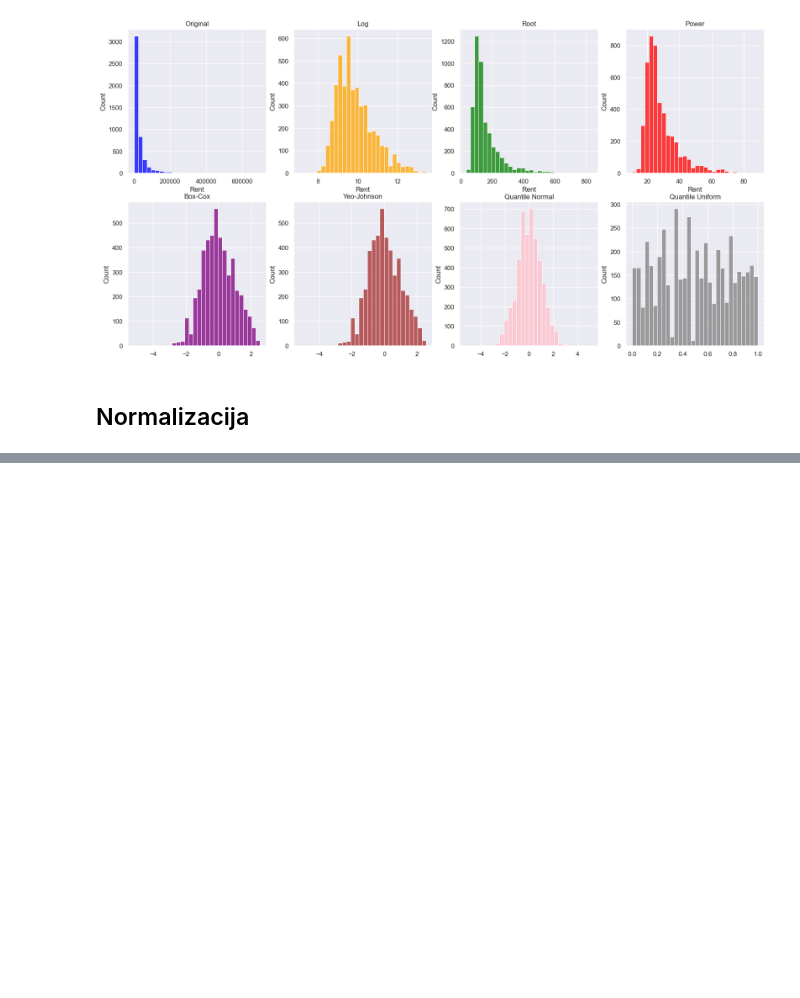
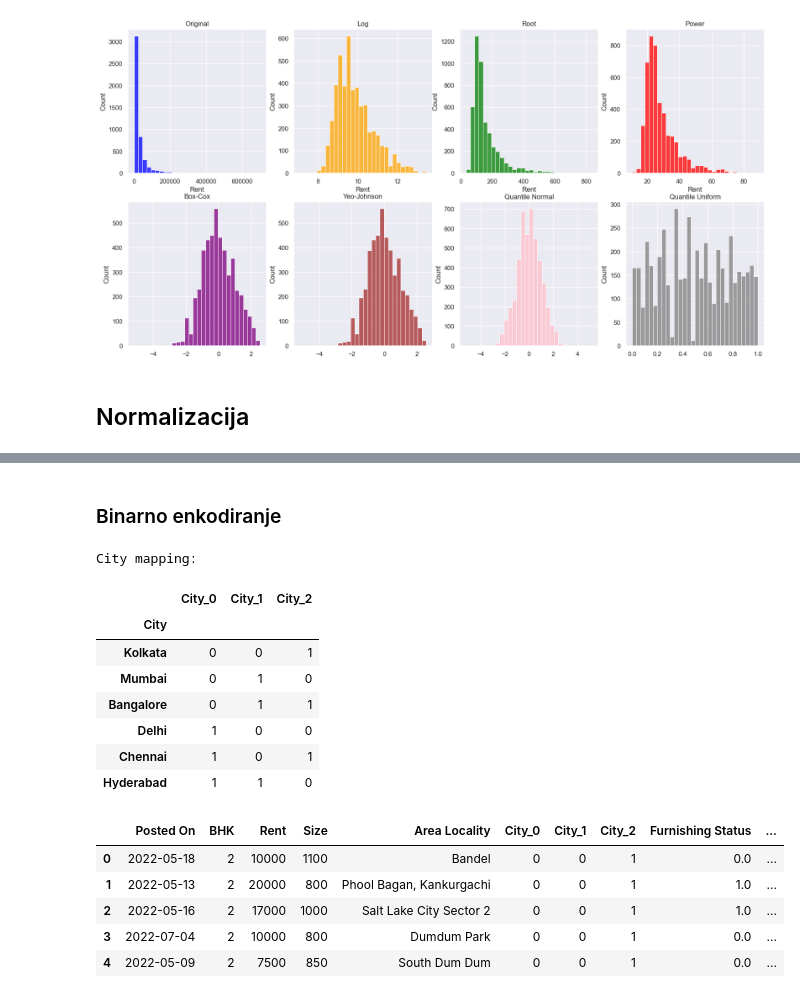
Before and after one commit to matija-speletic/preprocesiranje_seminarski_1, a Jupyter notebook: Transformacija_podataka_prakticni_deo.ipynb, the cells around one changed output, grey strips where cells are left out. Saved outputs shown, nothing was run; the diff lists cells and outputs as text; code cells hidden in the pictures; blank space fills up the shorter version.

Commit message:
Label, ordinal, one-hot, dummy and binary encoders added

```diff
--- a/Transformacija_podataka_prakticni_deo.ipynb
+++ b/Transformacija_podataka_prakticni_deo.ipynb
@@ -475,0 +531,8 @@ plt.show()
+# %%
+from sklearn.preprocessing import OrdinalEncoder
+
+furnishing_status_order = ['Unfurnished', 'Semi-Furnished', 'Furnished']
+oe = OrdinalEncoder(categories=[furnishing_status_order])
+
+df_encoded['Furnishing Status'] = oe.fit_transform(
+    df[['Furnishing Status']])
@@ -475,0 +553,5 @@ plt.show()
+# %%
+df_encoded = pd.get_dummies(
+    df_encoded, columns=['Area Type', 'Point of Contact'])
+
+df_encoded.head()
@@ -475,0 +567,5 @@ plt.show()
+# %%
+df_encoded = pd.get_dummies(df_encoded, columns=['Tenant Preferred'],
+                            drop_first=True)
+
+df_encoded.head()
@@ -475,0 +579,29 @@ plt.show()
+# %% [markdown]
+### Binarno enkodiranje
+# %%
+from category_encoders import BinaryEncoder
+
+be = BinaryEncoder(cols=['City'])
+df_encoded = be.fit_transform(df_encoded)
+# %%
+print(f"City mapping:")
+mapping = be.get_params()['mapping'][0]['mapping']
+mapping['City'] = df['City'].unique().tolist()+[np.nan, np.nan]
+mapping.set_index('City', inplace=True)
+display(mapping.head(6), df_encoded.head())
+# %% [output]
+City mapping:
+|  | City_0 | City_1 | City_2 |
+| City |  |  |  |
+| Kolkata | 0 | 0 | 1 |
+| Mumbai | 0 | 1 | 0 |
+| Bangalore | 0 | 1 | 1 |
+| Delhi | 1 | 0 | 0 |
+| Chennai | 1 | 0 | 1 |
+| Hyderabad | 1 | 1 | 0 |
+|  | Posted On | BHK | Rent | Size | Area Locality | City_0 | City_1 | City_2 | Furnishing Status | ... |
+| 0 | 2022-05-18 | 2 | 10000 | 1100 | Bandel | 0 | 0 | 1 | 0.0 | ... |
+| 1 | 2022-05-13 | 2 | 20000 | 800 | Phool Bagan, Kankurgachi | 0 | 0 | 1 | 1.0 | ... |
+| 2 | 2022-05-16 | 2 | 17000 | 1000 | Salt Lake City Sector 2 | 0 | 0 | 1 | 1.0 | ... |
+| 3 | 2022-07-04 | 2 | 10000 | 800 | Dumdum Park | 0 | 0 | 1 | 0.0 | ... |
+| 4 | 2022-05-09 | 2 | 7500 | 850 | South Dum Dum | 0 | 0 | 1 | 0.0 | ... |
```
Also changed, not shown: parts of 15 cells of this notebook.
